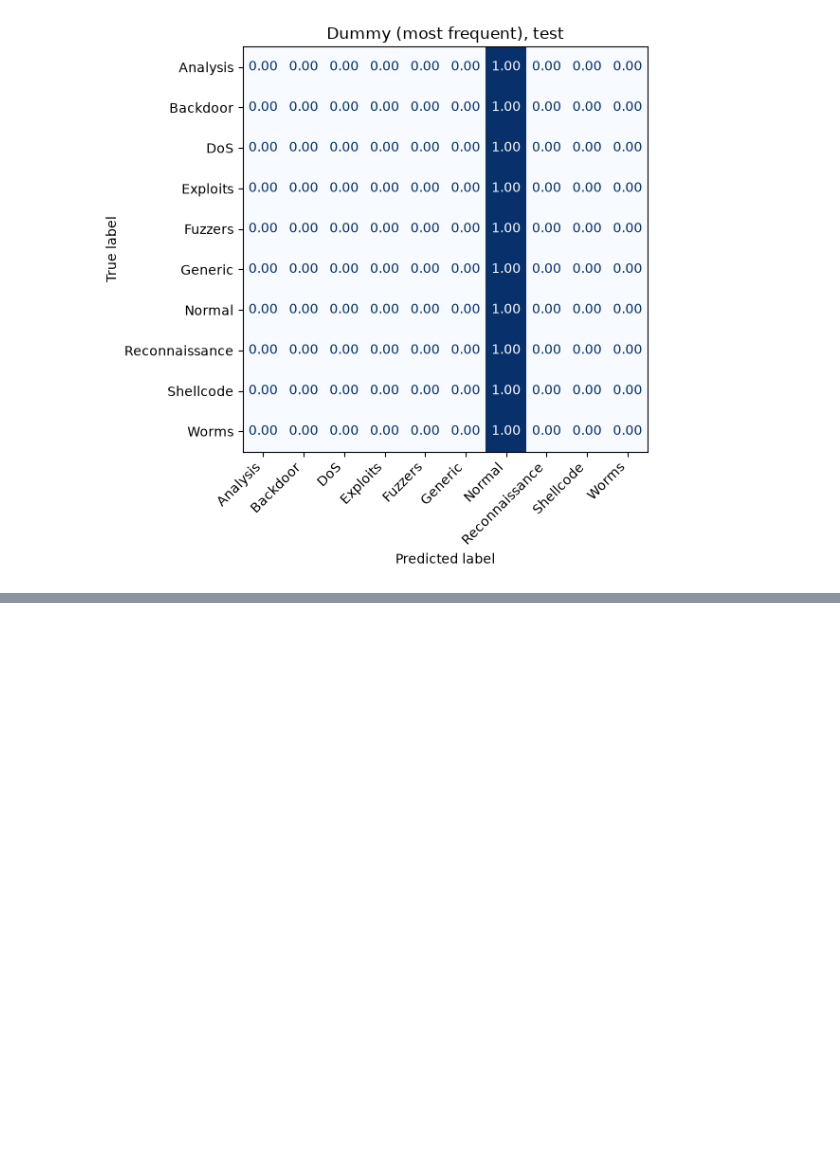
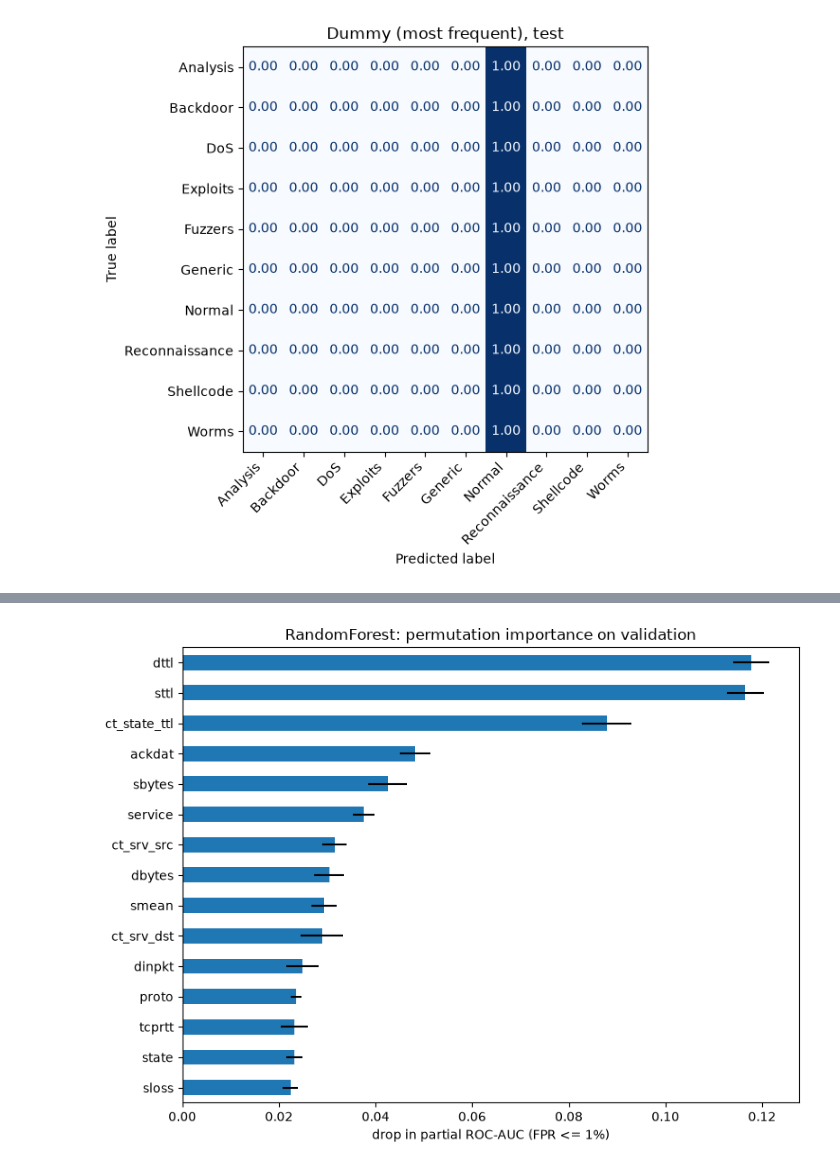
Before and after one commit to ZiGabiZi/Anomaly-detection-in-Network-traffic-using-ML, a Jupyter notebook: notebooks/02_supervised.ipynb, the cells around one changed output, grey strips where cells are left out. Cells and saved outputs as stored; diff of their text form; code cells hidden in the pictures; blank space fills up the shorter version.

```diff
--- a/notebooks/02_supervised.ipynb
+++ b/notebooks/02_supervised.ipynb
@@ -106,0 +182,27 @@ plt.show()
+# %%
+val_categories = train_df.loc[X_val.index, "attack_cat"]
+
+binary = {}
+for name, search in binary_search.items():
+    model = search.best_estimator_
+    s_val = model.predict_proba(X_val)[:, 1]
+    threshold = choose_threshold(y_val, s_val, "fpr", max_fpr=MAX_FPR)
+    binary[name] = {
+        "model": model,
+        "params": clean(search.best_params_),
+        "threshold": threshold,
+        "val_pauc": roc_auc_score(y_val, s_val, max_fpr=MAX_FPR),
+        "val": evaluate_binary(y_val, s_val, threshold, categories=val_categories),
+    }
+
+pd.DataFrame({
+    name: {
+        "cv pAUC": binary_search[name].best_score_,
+        "val pAUC": b["val_pauc"],
+        "val ROC-AUC": b["val"]["roc_auc"],
+        "val recall": b["val"]["recall"],
+        "val FPR": b["val"]["fpr"],
+        "val precision": b["val"]["precision"],
+    }
+    for name, b in binary.items()
+}).T.round(4)
@@ -106,0 +499,6 @@ plt.show()
+# %%
+imp = permutation_importance(binary[best_binary]["model"], X_val, y_val, scoring=pauc,
+                             n_repeats=5, random_state=42, n_jobs=-1)
+importance = pd.DataFrame({"mean": imp["importances_mean"], "std": imp["importances_std"]},
+                          index=X_val.columns).sort_values("mean", ascending=False)
+importance.head(15).round(4)
@@ -106,0 +522,10 @@ plt.show()
+# %%
+top = importance.head(15)[::-1]
+ax = top["mean"].plot.barh(xerr=top["std"], figsize=(8, 6))
+ax.set_xlabel("drop in partial ROC-AUC (FPR <= 1%)")
+ax.set_title(f"{best_binary}: permutation importance on validation")
+ax.figure.tight_layout()
+ax.figure.savefig(FIGURES_DIR / "binary_permutation_importance.png", dpi=120)
+plt.show()
+# %% [output]
+[figure, added]
```
Also changed, not shown: parts of 29 cells of this notebook, 8 other files.
